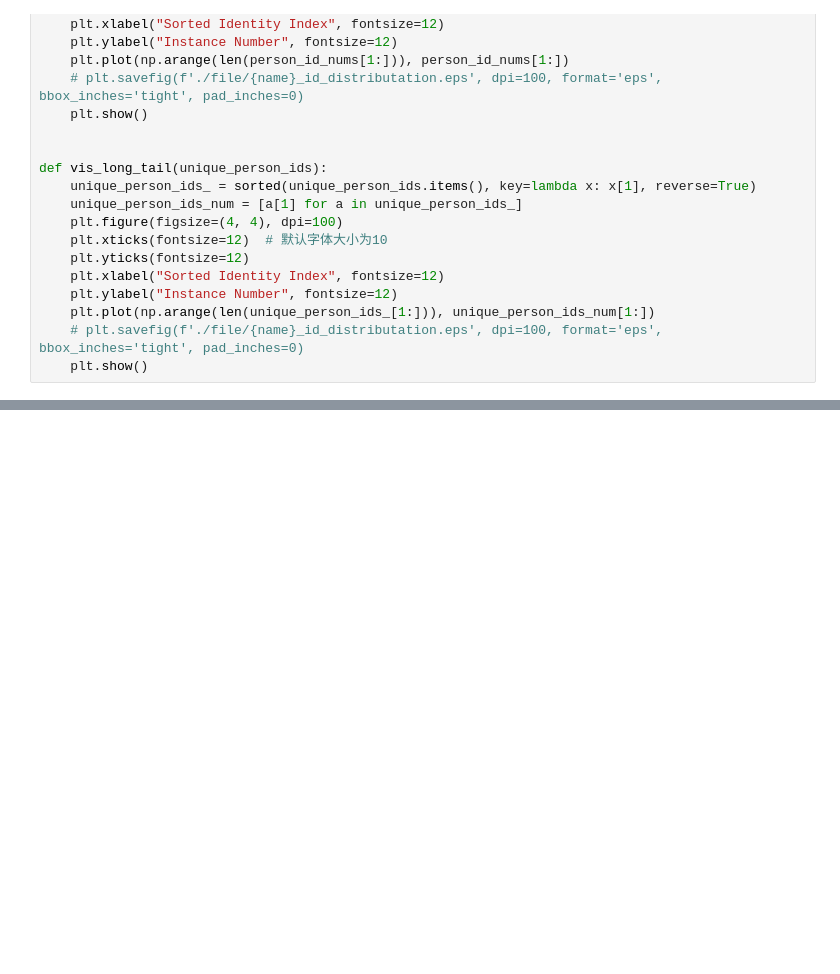
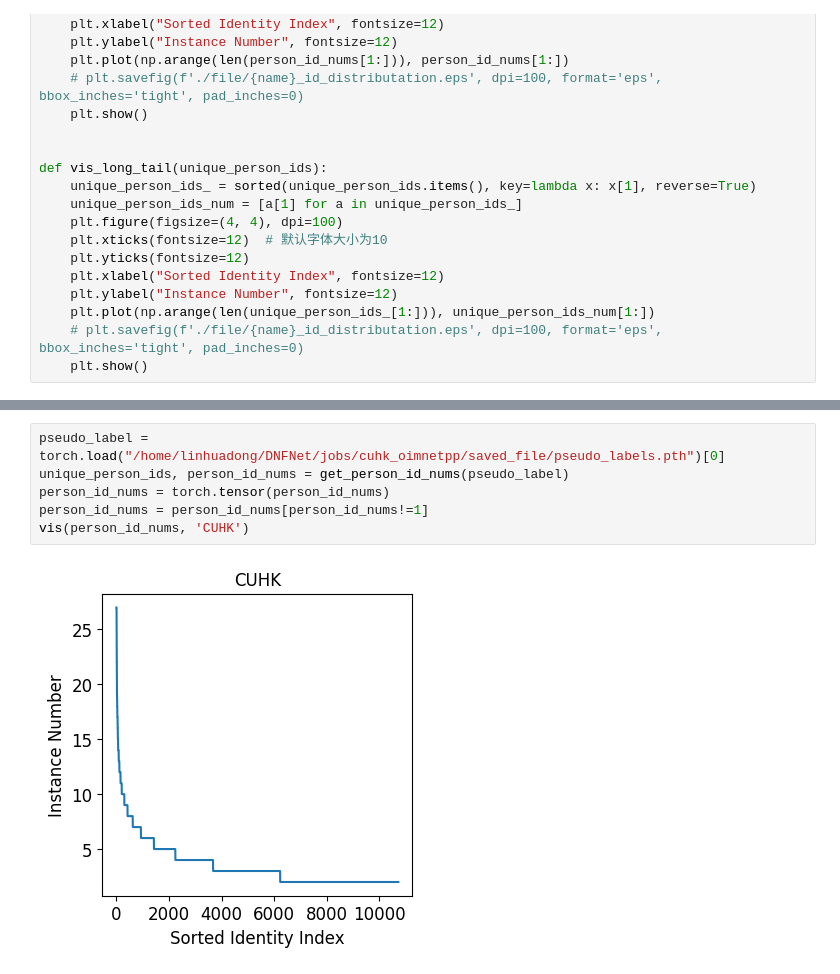
Before and after one commit to JackFlying/DNFNet_release, a Jupyter notebook: tools/visualize/vis_paper_figure/vis_data_distributation.ipynb, the cells around one changed output, grey strips where cells are left out. Drawn from its saved outputs; the diff is of its cells as text; blank space fills up the shorter version.

```diff
--- a/tools/visualize/vis_paper_figure/vis_data_distributation.ipynb
+++ b/tools/visualize/vis_paper_figure/vis_data_distributation.ipynb
@@ -133,0 +140,8 @@ vis(person_id_nums, 'PRW')
+# %%
+pseudo_label = torch.load("/home/linhuadong/DNFNet/jobs/cuhk_oimnetpp/saved_file/pseudo_labels.pth")[0]
+unique_person_ids, person_id_nums = get_person_id_nums(pseudo_label)
+person_id_nums = torch.tensor(person_id_nums)
+person_id_nums = person_id_nums[person_id_nums!=1]
+vis(person_id_nums, 'CUHK')
+# %% [output]
+[figure, added]
```
Also changed, not shown: parts of 3 cells of this notebook, 10 other files.
